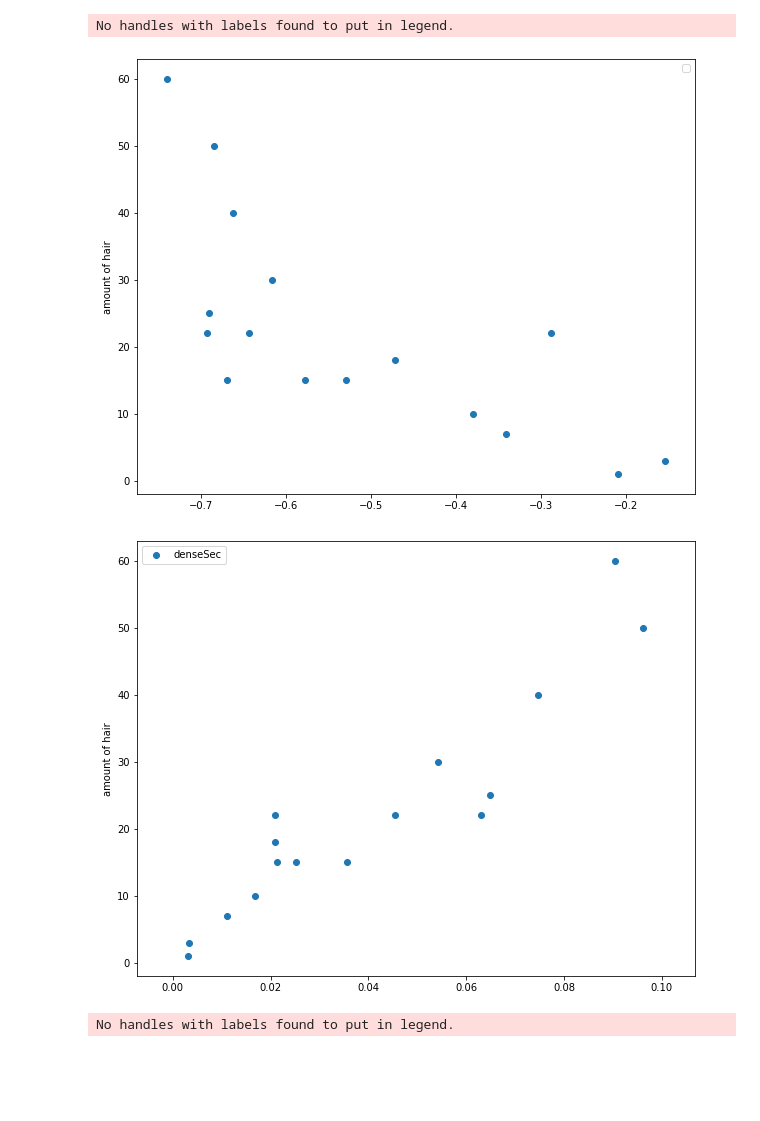
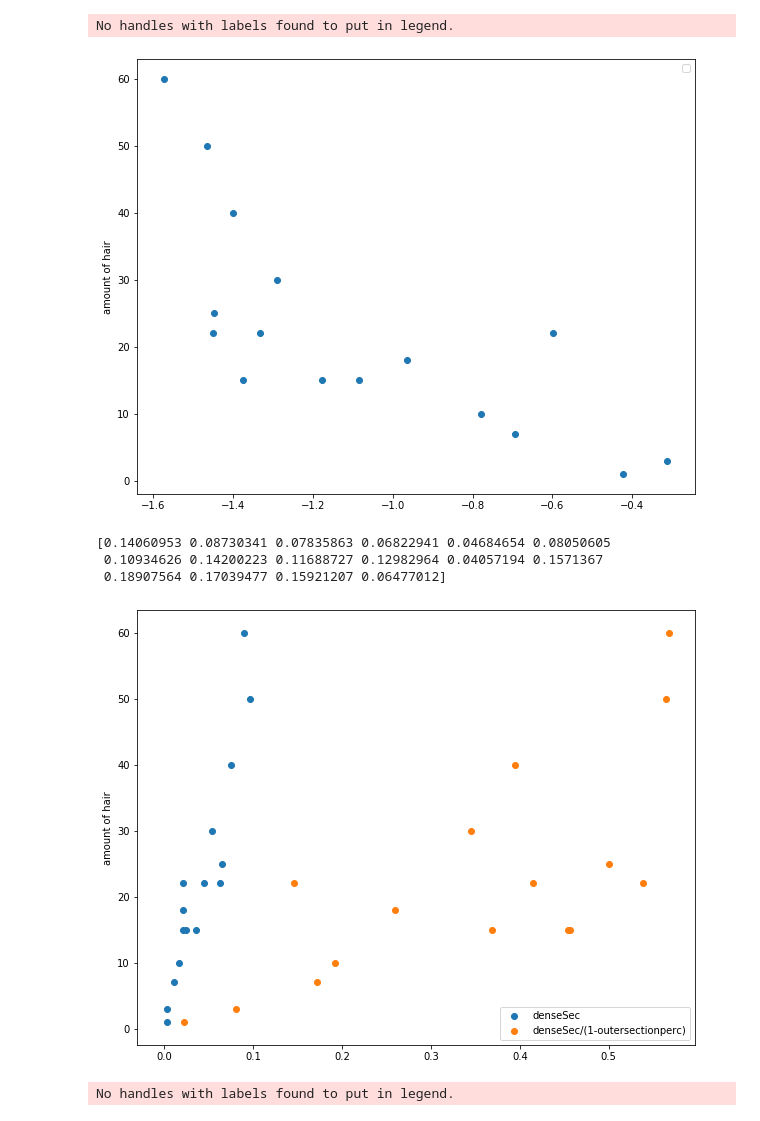
Before and after one commit to CodeIsJustLikeMagic/HairEstimation, a Jupyter notebook: Untitled.ipynb, the cells around one changed output. Saved outputs shown, nothing was run; the diff lists cells and outputs as text; code cells hidden in the pictures; blank space fills up the shorter version.

```diff
--- a/Untitled.ipynb
+++ b/Untitled.ipynb
@@ -14,14 +14,19 @@ import matplotlib.pyplot as plt
 alldata = np.load('HairEstimationPython/Users/Mummel/data/calibrationData.out' + '.npy')
 keys = np.load('HairEstimationPython/Users/Mummel/data/calibkeyData.out' + '.npy')
 hairAmount = np.load('HairEstimationPython/Users/Mummel/data/calibhairAmount.out' + '.npy')
-
+denseinnerSectionSize = alldata[20::np.size(keys)]
+denseSectionperc = alldata[19::np.size(keys)]
+hairSectionSize = alldata[10::np.size(keys)]
+outersectionperc = alldata[9::np.size(keys)]
 origperc = alldata[4::np.size(keys)]
 hairpixels = alldata[2::np.size(keys)]
 hairAmount = np.array(list(map(int, hairAmount)))
 secn = alldata[7::np.size(keys)]#number of inner sections
 denseHairSum = alldata[25::np.size(keys)]
 looseHairSum = alldata[26::np.size(keys)]
-denseHairSum = 1*denseHairSum
+
+#denseHairSum = 2*denseHairSum
+#looseHairSum = 1/2 * looseHairSum
 allPixels = alldata[3::np.size(keys)]
 
 
@@ -33,7 +38,7 @@ diff = innersec-denseSec
 m = diff.mean()
 fig, ax = plt.subplots(figsize=(10, 8))
 
-print(list(zip(hairAmount,denseHairSum, hairpixels, denseHairSum/allPixels, denseSec)))
+print(list(zip(hairAmount,denseHairSum/allPixels, denseSec,origperc,hairperc)))
 
 calibrationDataX = hairperc + (hairperc *5* (diff-m))
 #print(calibrationDataX)
@@ -76,18 +107,22 @@ ax.legend(loc = 'best')
 plt.show()
 # %% [output]
 No handles with labels found to put in legend.
-[figure, old version]
+[figure, new version]
 # %%
 fig, ax = plt.subplots(figsize=(10, 8))
 #ax.scatter(innersec,hairAmount,label='innersec')
+print(1-outersectionperc)
 ax.scatter(denseSec,hairAmount,label='denseSec')
-#ax.scatter(diff,hairAmount, label ='diff')
+ax.scatter(denseSec/(1-outersectionperc),hairAmount, label ='denseSec/(1-outersectionperc)')
 
 ax.set_ylabel('amount of hair')
 ax.legend(loc = 'best')
 plt.show()
 # %% [output]
+[0.14060953 0.08730341 0.07835863 0.06822941 0.04684654 0.08050605
+ 0.10934626 0.14200223 0.11688727 0.12982964 0.04057194 0.1571367
+ 0.18907564 0.17039477 0.15921207 0.06477012]
-[figure, old version]
+[figure, new version]
 # %%
 fig, ax = plt.subplots(figsize=(10, 8))
 x = np.linspace(0, diff.max(), 100)
```
Also changed, not shown: parts of 3 cells of this notebook, 1 other file.
